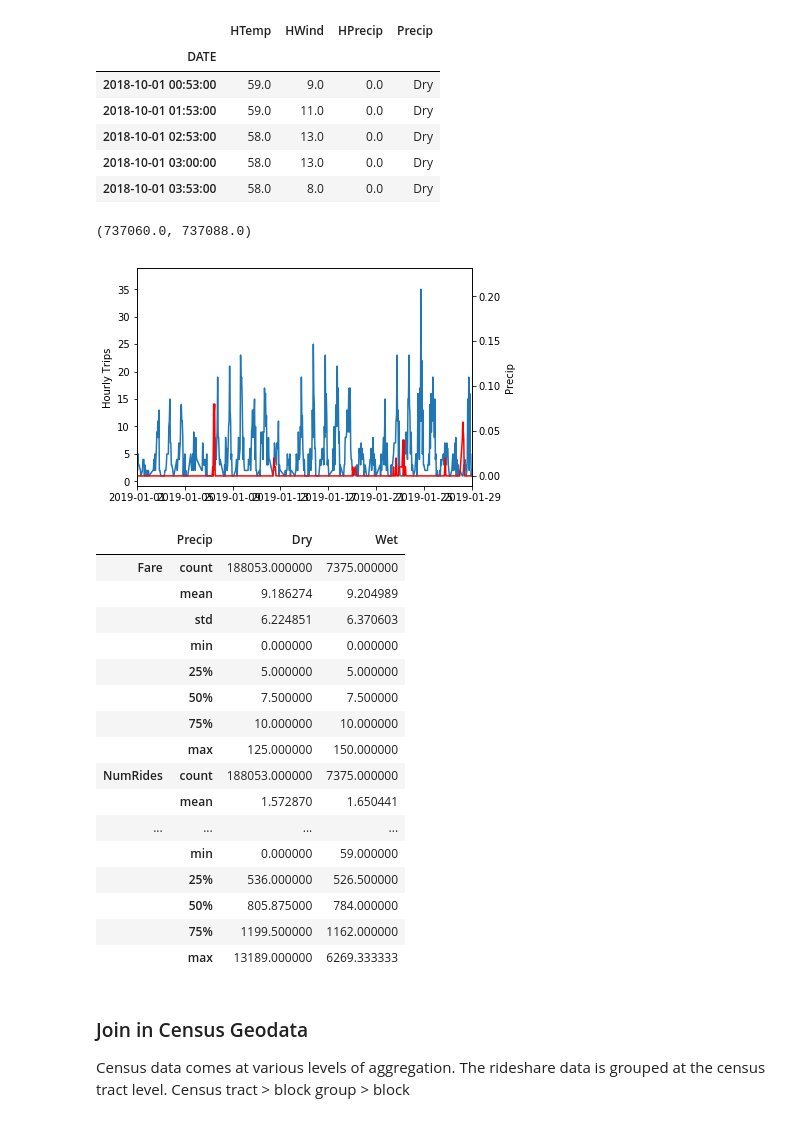
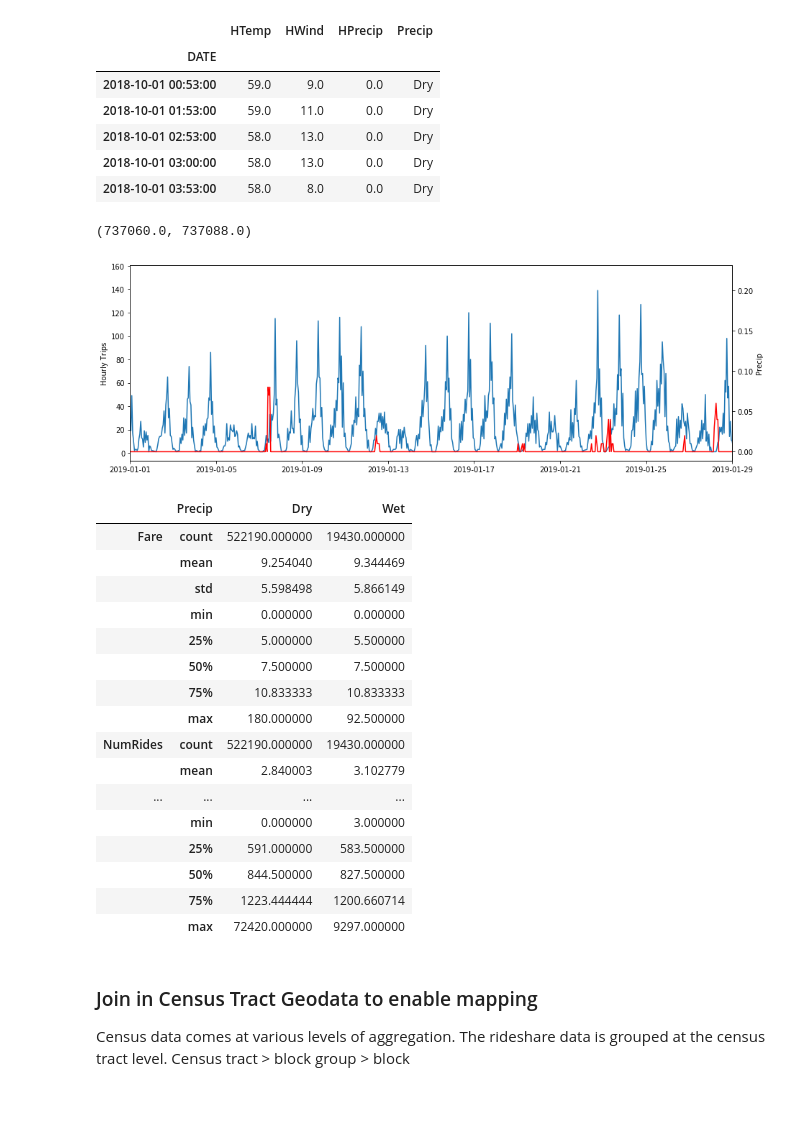
Before and after one commit to LisaATaylor/Rideshare, a Jupyter notebook: Chicago Rideshare - Wrangling+Visualization.ipynb, the cells around one changed output. Cells and saved outputs as stored; diff of their text form; code cells hidden in the pictures.

Commit message:
Added additional census data workflow

```diff
--- a/Chicago Rideshare - Wrangling+Visualization.ipynb
+++ b/Chicago Rideshare - Wrangling+Visualization.ipynb
@@ -23,7 +20,7 @@ import contextily as ctx #for basemaps
 %%time
 #Get data - either sample 12 GB file or load pre-sampled data
 datadir=r'/Users/rtaylor/Desktop/Springboard/DataSets/Rideshare'
-firstrun=True#False #set to true to reimport dataset from csv
+firstrun=False#False #set to true to reimport dataset from csv
 if firstrun:
     iterdf=pd.read_csv(os.path.join(datadir,'Transportation_Network_Providers_-_Trips.csv'),chunksize=200000)
     #dataset has 40 million records
@@ -141,42 +134,42 @@ agg_df_reindex=agg_df.reset_index().sort_values('TripStart')
 agg_df_weather=pd.merge_asof(agg_df_reindex,weath_hourly,left_on='TripStart',right_index=True)
 agg_df_weather=agg_df_weather.sort_values(['PUCensusTract','TripStart']).set_index(['PUCensusTract','TripStart'])
 # %%
-#look at data from one tract
+#look at data from one tract concurrently with precip
 onetract=agg_df_weather.loc['17031839100']
-fig,ax=plt.subplots()
+fig,ax=plt.subplots(figsize=(15,5))
 ax.plot(onetract.index,onetract['NumRides'])
 ax2 = ax.twinx()
 ax2.plot(onetract.index,onetract.HPrecip,color='r')
 ax.set_ylabel('Hourly Trips')
 ax2.set_ylabel('Precip')
 ax.set_xlim([pd.to_datetime('2019-01-01 00:00:00'), pd.to_datetime('2019-01-29 00:00:00')])
 # %% [output]
 (737060.0, 737088.0)
-[figure, old version]
+[figure, new version]
 # %%
 #is there a change in rides due to weather?
 #possible increase in ride frequency, decrease in average distance/duration in rain/snow
 agg_df_weather.groupby('Precip')['Fare','NumRides','TripMiles','TripSeconds'].describe().transpose()
 # %% [output]
 |  | Precip | Dry | Wet |
-| Fare | count | 188053.000000 | 7375.000000 |
-|  | mean | 9.186274 | 9.204989 |
-|  | std | 6.224851 | 6.370603 |
+| Fare | count | 522190.000000 | 19430.000000 |
+|  | mean | 9.254040 | 9.344469 |
+|  | std | 5.598498 | 5.866149 |
 |  | min | 0.000000 | 0.000000 |
-|  | 25% | 5.000000 | 5.000000 |
+|  | 25% | 5.000000 | 5.500000 |
 |  | 50% | 7.500000 | 7.500000 |
-|  | 75% | 10.000000 | 10.000000 |
-|  | max | 125.000000 | 150.000000 |
-| NumRides | count | 188053.000000 | 7375.000000 |
-|  | mean | 1.572870 | 1.650441 |
+|  | 75% | 10.833333 | 10.833333 |
+|  | max | 180.000000 | 92.500000 |
+| NumRides | count | 522190.000000 | 19430.000000 |
+|  | mean | 2.840003 | 3.102779 |
 | ... | ... | ... | ... |
-|  | min | 0.000000 | 59.000000 |
-|  | 25% | 536.000000 | 526.500000 |
-|  | 50% | 805.875000 | 784.000000 |
-|  | 75% | 1199.500000 | 1162.000000 |
-|  | max | 13189.000000 | 6269.333333 |
+|  | min | 0.000000 | 3.000000 |
+|  | 25% | 591.000000 | 583.500000 |
+|  | 50% | 844.500000 | 827.500000 |
+|  | 75% | 1223.444444 | 1200.660714 |
+|  | max | 72420.000000 | 9297.000000 |
 # %% [markdown]
-### Join in Census Geodata
+### Join in Census Tract Geodata to enable mapping
 Census data comes at various levels of aggregation.
 The rideshare data is grouped at the census tract level.
 Census tract >  block group > block
```
Also changed, not shown: parts of 32 cells of this notebook.
